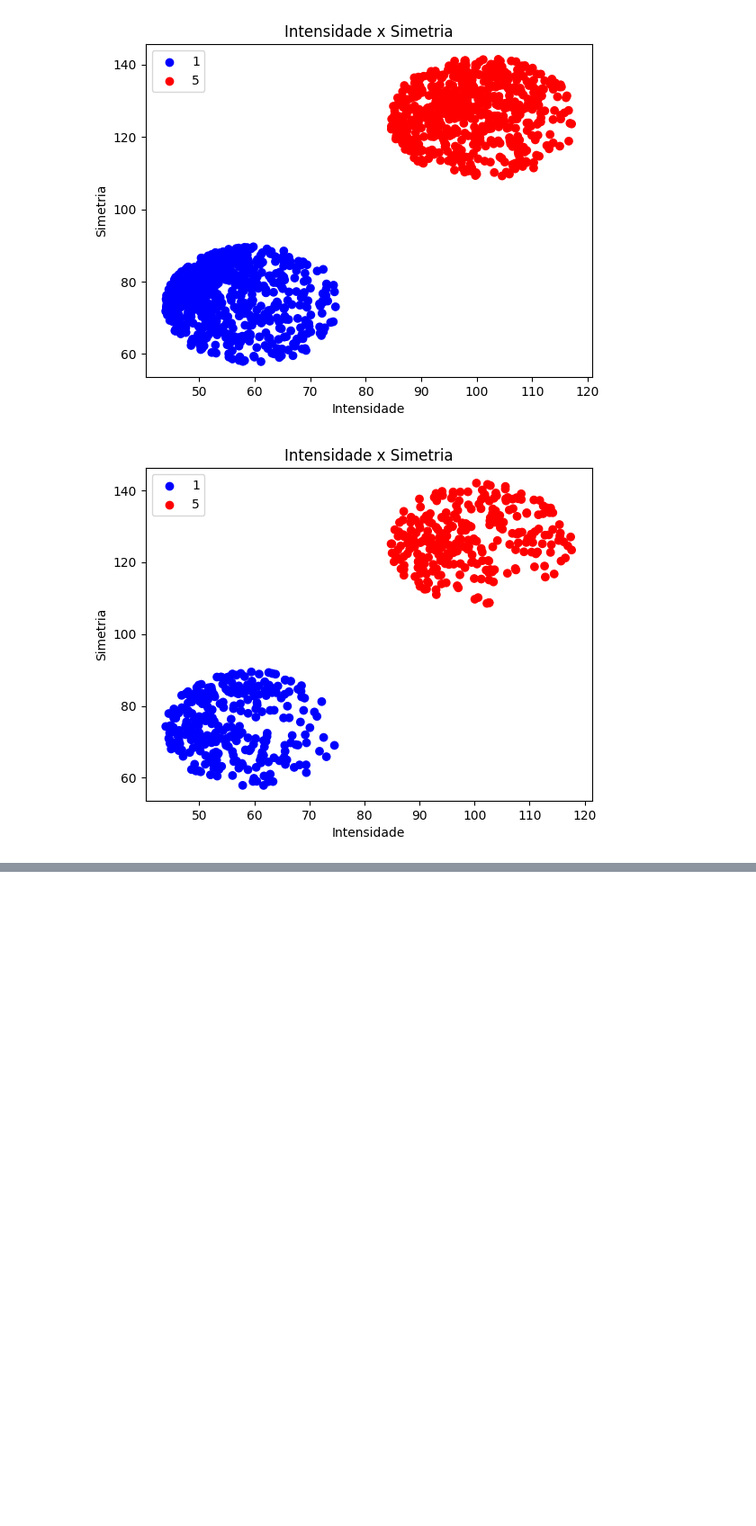
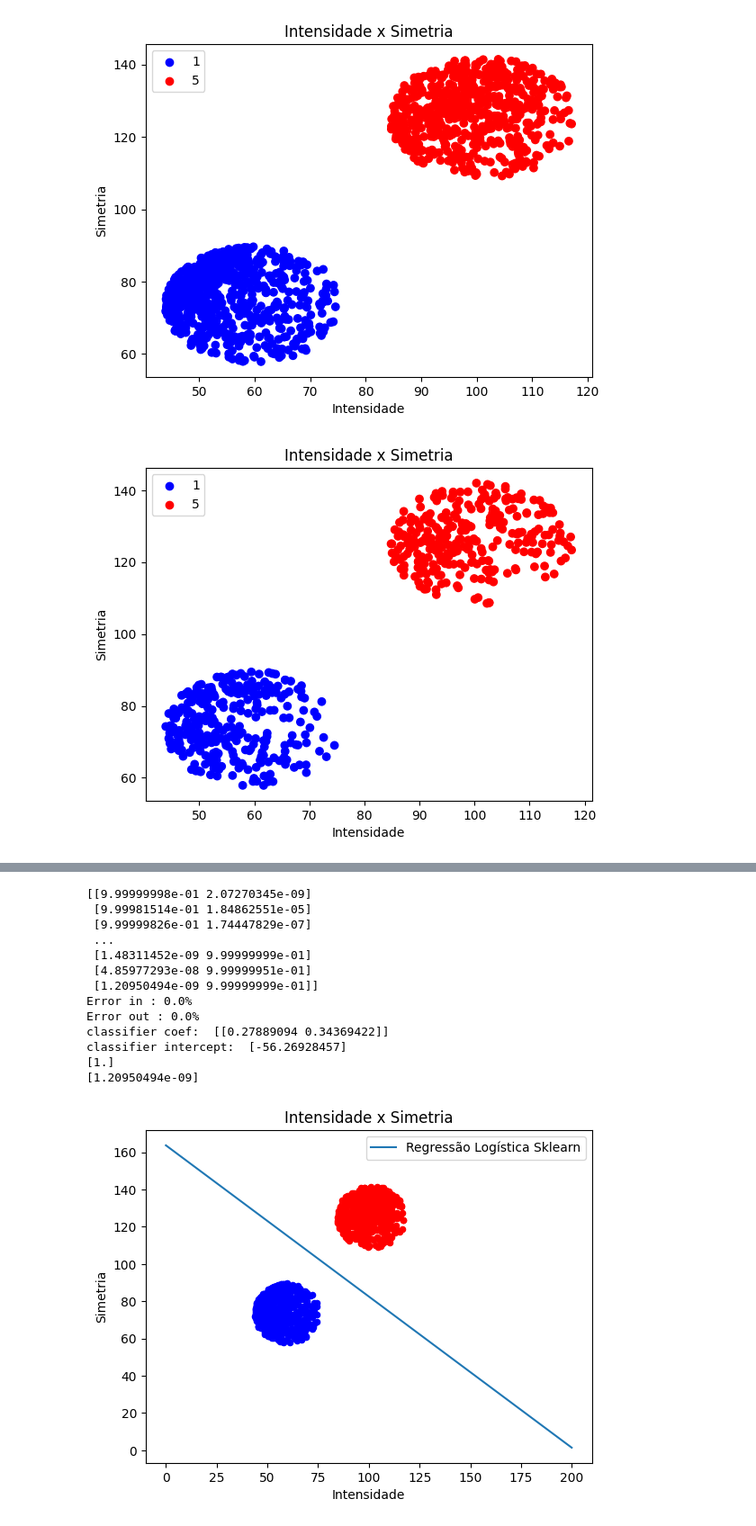
Before and after one commit to HodricVieira/Reconhecimento-de-digitos-ML-2023.2, a Jupyter notebook: digitos_1_5.ipynb, the cells around one changed output, grey strips where cells are left out. Shown at 90% size. Drawn from its saved outputs; the diff is of its cells as text; code cells hidden in the pictures; blank space fills up the shorter version.

Commit message:
deve haver algum erro no calculo do w da regressao logistica

```diff
--- a/digitos_1_5.ipynb
+++ b/digitos_1_5.ipynb
@@ -209,0 +178,73 @@ ValueError: The truth value of an array with more than one element is ambiguous.
+# %%
+from sklearn.linear_model import LogisticRegression
+N = X.shape[0]
+classifier = LogisticRegression(max_iter=1000)
+classifier.fit(X, y)
+
+#Plota as porcentagens da Regressao Logistica
+pred = classifier.predict_proba(X)
+print(pred)
+pred_2 = classifier.predict_proba(X_teste)
+
+
+#Computando o erro dentro da amostra (Ein)
+pred = classifier.predict(X)
+pred_2 = classifier.predict(X_teste)
+
+
+
+errorIN = 0
+for pn, yn in zip(pred, y):
+  if(pn != yn):
+    errorIN += 1
+
+print("Error in : " + str(errorIN/X.shape[0] * 100) + "%")
+
+#Computando o erro fora da amostra (Eout)
+for pn, yn in zip(pred_2, dataframe_teste['label']):
+  if(pn != yn):
+    errorIN += 1
+
+print("Error out : " + str(errorIN/X_teste.shape[0] * 100) + "%")
+
+# Construindo uma reta que separe os pontos de acordo com a classificação da Regressão Logística
+w = classifier.coef_[0]
+w0 = classifier.intercept_
+x = np.linspace(0, 200, 1000)
+y_plot = (-w0 - w[0]*x) / w[1]
+plt.plot(x, y_plot, label='Regressão Logística Sklearn')
+plt.xlabel('Intensidade')
+plt.ylabel('Simetria')
+plt.title('Intensidade x Simetria')
+plt.legend()
+
+#plota os pontos classificados pela RL com bolinha azul(+) e vermelha(-)
+xP = [X[i][0] for i in range(X.shape[0]) if(pred[i] == 1)]
+yP = [X[i][1] for i in range(X.shape[0]) if(pred[i] == 1)]
+xN = [X[i][0] for i in range(X.shape[0]) if(pred[i] == 5)]
+yN = [X[i][1] for i in range(X.shape[0]) if(pred[i] == 5)]
+
+plt.scatter(xP, yP, color='blue', marker='o', s=20)
+plt.scatter(xN, yN, color='red', marker='o', s=20)
+
+# Agora aumente a escala da reta para que ela separe os pontos de acordo com a classificação da Regressão Logística
+print("classifier coef: ", classifier.coef_)
+print("classifier intercept: ", classifier.intercept_)
+
+print(expit(w0 + w.T @ X[-1]))
+print(1-expit(w0 + w.T @ X[-1]))
+# %% [output]
+[[9.99999998e-01 2.07270345e-09]
+ [9.99981514e-01 1.84862551e-05]
+ [9.99999826e-01 1.74447829e-07]
+ ...
+ [1.48311452e-09 9.99999999e-01]
+ [4.85977293e-08 9.99999951e-01]
+ [1.20950494e-09 9.99999999e-01]]
+Error in : 0.0%
+Error out : 0.0%
+classifier coef:  [[0.27889094 0.34369422]]
+classifier intercept:  [-56.26928457]
+[1.]
+[1.20950494e-09]
+[figure, added]
```
Also changed, not shown: parts of 5 cells of this notebook.
